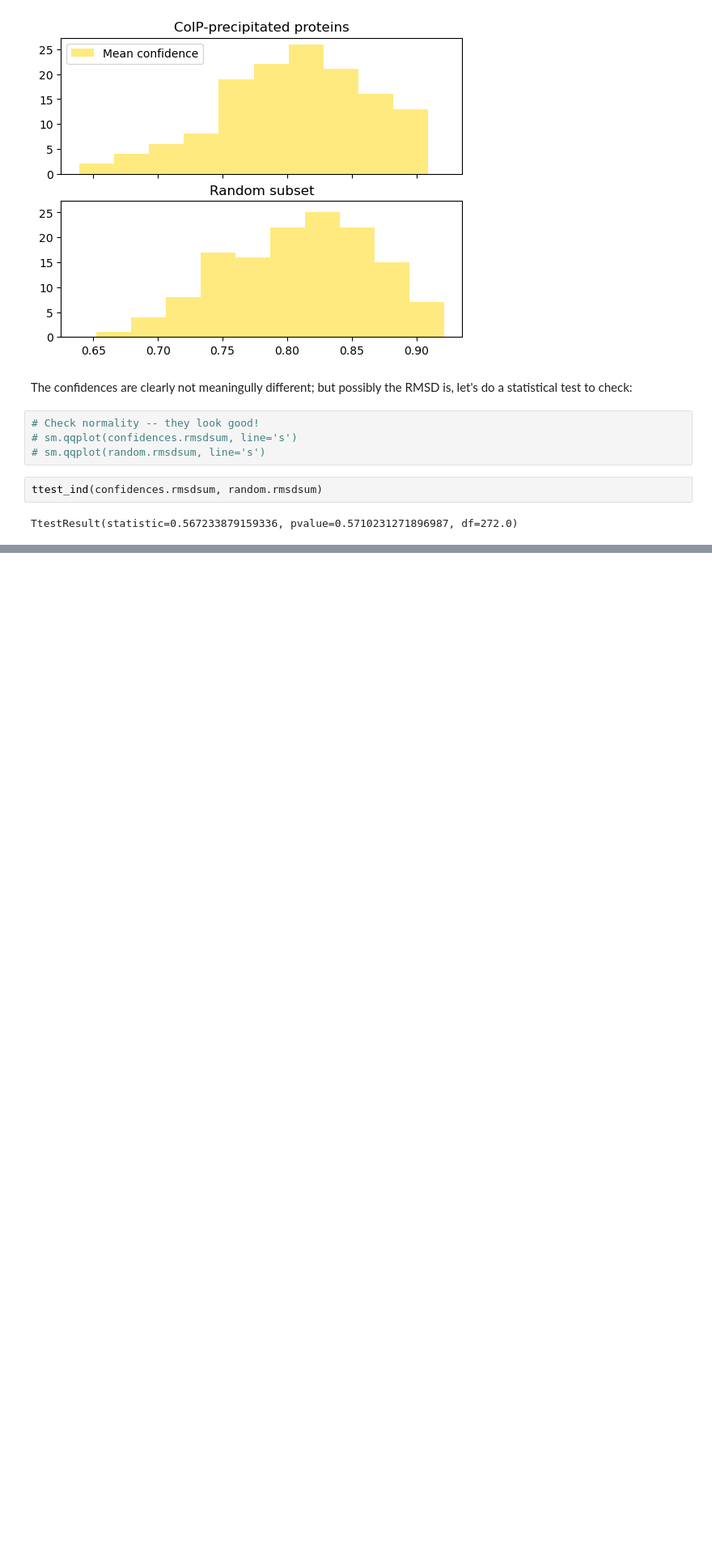
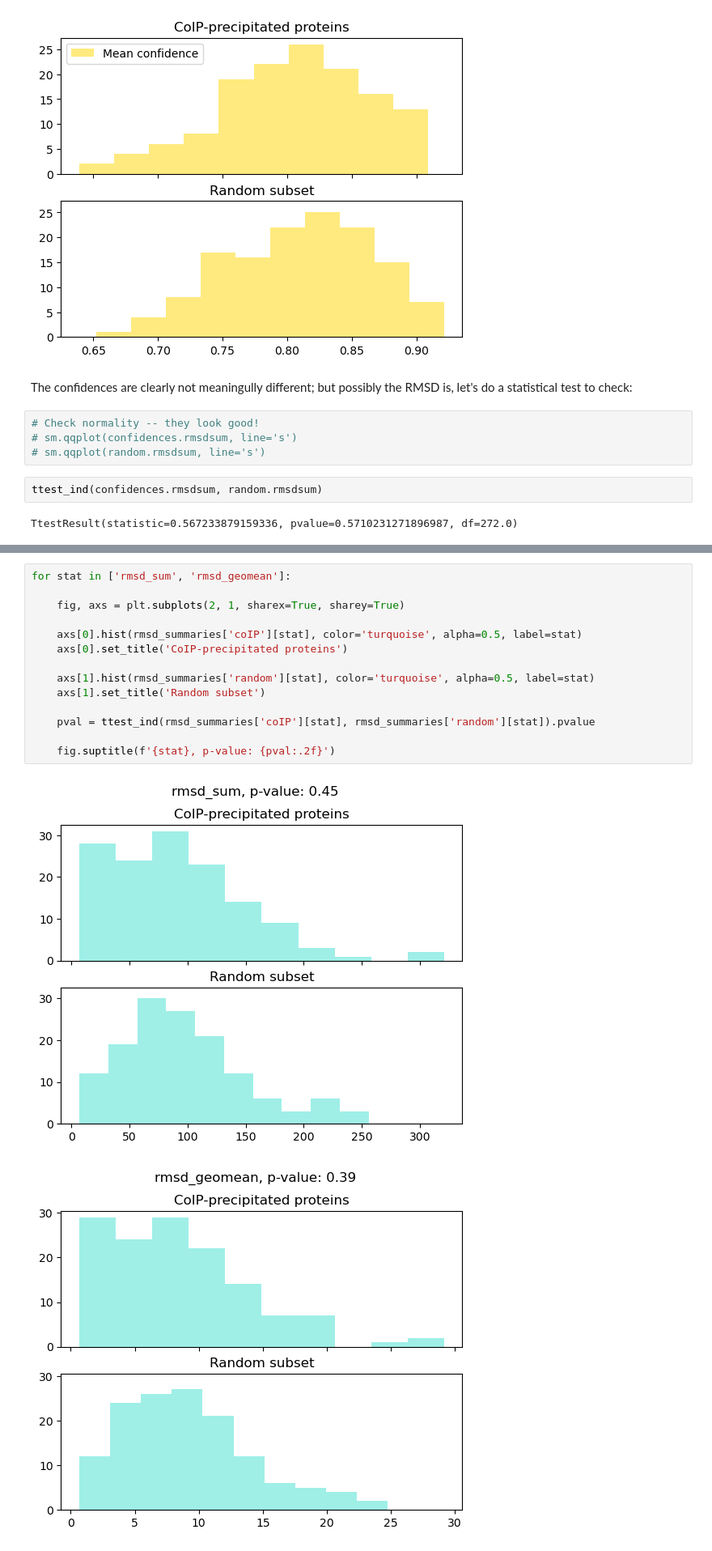
Before and after one commit to photosynthesharpe/alpha-utility, a Jupyter notebook: notebooks/coIP_vs_predicted.ipynb, the cells around one changed output, grey strips where cells are left out. Shown: that part at 81% size. Cells and saved outputs as stored; diff of their text form; blank space fills up the shorter version.

```diff
--- a/notebooks/coIP_vs_predicted.ipynb
+++ b/notebooks/coIP_vs_predicted.ipynb
@@ -199,0 +258,17 @@ TtestResult(statistic=0.567233879159336, pvalue=0.5710231271896987, df=272.0)
+# %%
+for stat in ['rmsd_sum', 'rmsd_geomean']:
+
+    fig, axs = plt.subplots(2, 1, sharex=True, sharey=True)
+
+    axs[0].hist(rmsd_summaries['coIP'][stat], color='turquoise', alpha=0.5, label=stat)
+    axs[0].set_title('CoIP-precipitated proteins')
+
+    axs[1].hist(rmsd_summaries['random'][stat], color='turquoise', alpha=0.5, label=stat)
+    axs[1].set_title('Random subset')
+
+    pval = ttest_ind(rmsd_summaries['coIP'][stat], rmsd_summaries['random'][stat]).pvalue
+
+    fig.suptitle(f'{stat}, p-value: {pval:.2f}')
+# %% [output]
+[figure, added]
+[figure, added]
```
Also changed, not shown: parts of 13 cells of this notebook, 2 other files.
